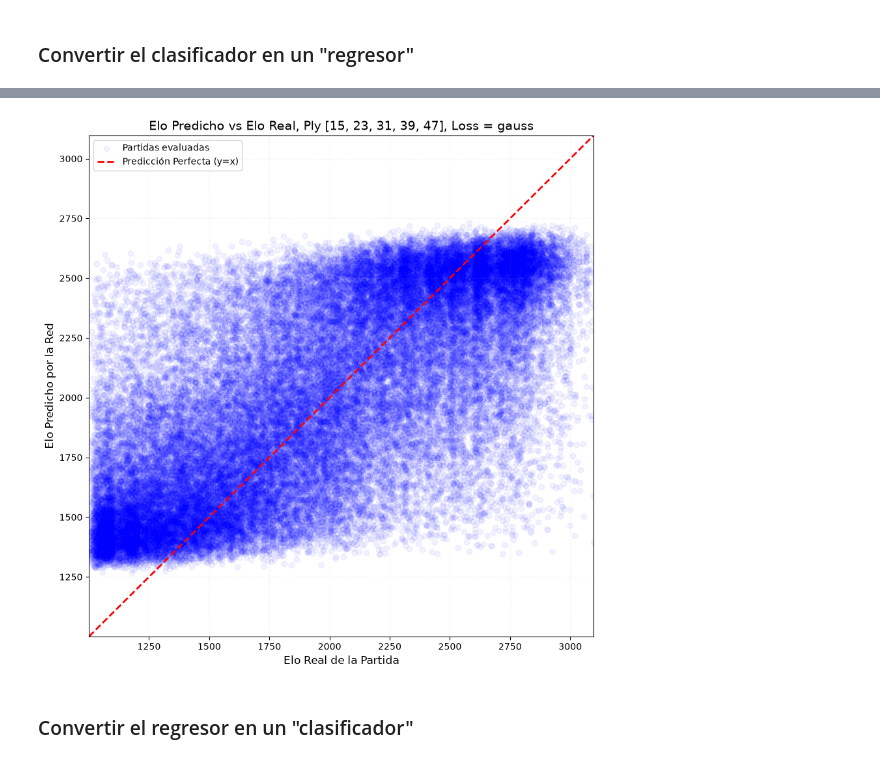
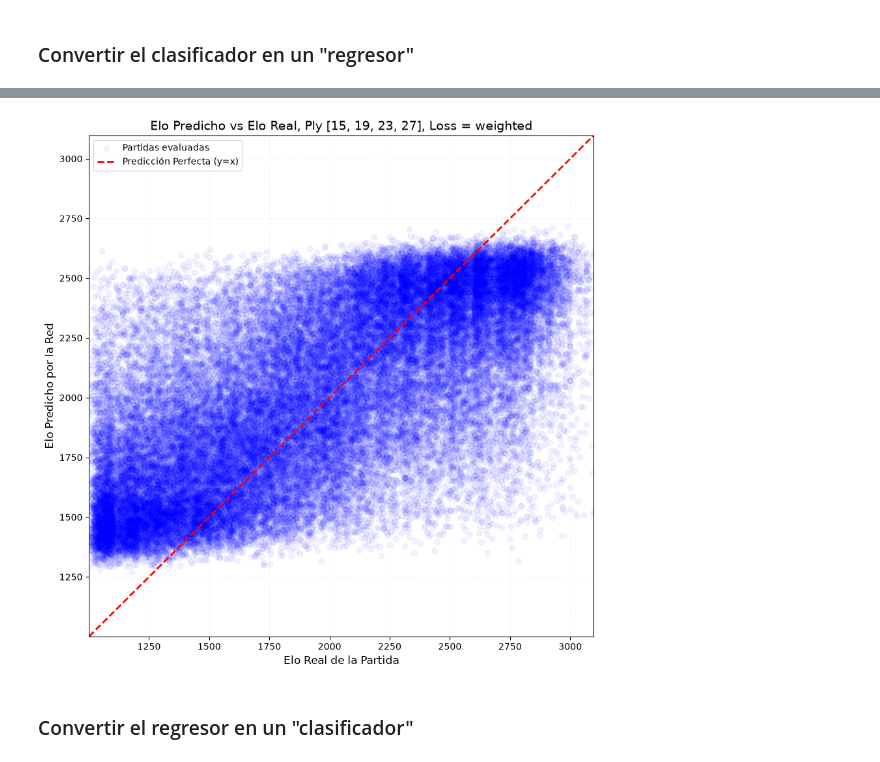
Before and after one commit to agustinlp5/tesis_chess, a Jupyter notebook: notebooks/clasificacion.ipynb, the cells around one changed output, grey strips where cells are left out. Saved outputs shown, nothing was run; the diff lists cells and outputs as text; code cells hidden in the pictures.

```diff
--- a/notebooks/clasificacion.ipynb
+++ b/notebooks/clasificacion.ipynb
@@ -181,12 +198,13 @@ class ChessClassificationDataset(Dataset):
         else:
             return x_tensor, y_tensor
 # %%
-plies = [15, 23, 31, 39, 47]
-ply = plies
-flatten = 0
-num_clases = 8
-divisor = 250
-crit = "gauss" # earth, gauss, weighted, cross
+plies = [15, 19, 23, 27]
+
+flatten = 0 # 1 para early fusion, 0 para late fusion
+num_clases = 8 # Cuantas clases hay
+divisor = 250 # cada cuanto se separan los bins
+crit = "weighted" # elección de la perdida: acum, weighted, cross
+gaussian = 1 # 0 si no aplico el gaussian_soft_targets, 1 si sí
 print("Cargando datasets a la memoria...")
 ply_for_data = 51
 train_ds = ChessClassificationDataset(f"../data/generado/only_enc/train_{ply_for_data}.npz", plies_a_usar=plies, flatten=flatten,num_clases=num_clases, divisor = divisor)
@@ -355,9 +393,12 @@ if len(plies)>1:
 else:
     optimizador = torch.optim.AdamW(modelo.parameters(), lr=7e-4)
 if crit == "cross":
-    criterio = nn.CrossEntropyLoss(label_smoothing=0.1)
-elif crit == "earth": # earth, gauss, weighted, cross
-    criterio = EMD(num_clases=num_clases)
+    if gaussian:
+        criterio = nn.CrossEntropyLoss(label_smoothing=0)
+    else:
+        criterio = nn.CrossEntropyLoss(label_smoothing=0.1)
+elif crit == "acum": # acum, gauss, weighted, cross
+    criterio = errorAcum(num_clases=num_clases)
 elif crit == "gauss":
     criterio = nn.CrossEntropyLoss()
 elif crit == "weighted":
@@ -380,7 +421,7 @@ for epoca in range(epocas):
 
         optimizador.zero_grad()           # 1. Limpiar gradientes viejos
         predicciones = modelo(batch_X)    # 2. Predecir
-        if crit == "gauss":
+        if gaussian:
             targets_suaves = gaussian_soft_targets(batch_y, num_clases=num_clases, sigma=1.0)
             loss = criterio(predicciones, targets_suaves) # 3. Calcular el error
         else:
@@ -397,7 +438,11 @@ for epoca in range(epocas):
         for batch_X, batch_y in val_loader:
             batch_X, batch_y = batch_X.to(device), batch_y.to(device)
             predicciones = modelo(batch_X)
-            loss = criterio(predicciones, batch_y)
+            if gaussian:
+                targets_suaves = gaussian_soft_targets(batch_y, num_clases=num_clases, sigma=1.0)
+                loss = criterio(predicciones, targets_suaves) # 3. Calcular el error
+            else:
+                loss = criterio(predicciones, batch_y)
             val_loss += loss.item() * batch_X.size(0)
 
     # Promedios de la época
@@ -425,12 +470,12 @@ for epoca in range(epocas):
         epocas_sin_mejora += 1
         if epocas_sin_mejora >= paciencia:
             print(f"\nEarly stopping activado. El modelo no mejoró en {paciencia} épocas.")
-            print(f"Recuperando los mejores pesos de la época {epoca + 1 - paciencia}...")
-
-            # 3. Cargamos el archivo completo a la RAM
-            checkpoint_recuperado = torch.load(encoder_salida)
-
-            modelo.load_state_dict(checkpoint_recuperado['estado_pesos'])
 
             break
+checkpoint_recuperado = torch.load(
+    encoder_salida, map_location=device, weights_only=False
+)
+modelo.load_state_dict(checkpoint_recuperado['estado_pesos'])
+print("Mejor época:", checkpoint_recuperado['epoca_optima'])
+print("Mejor val_loss:", mejor_val_loss)
 # %% [output]
@@ -581,24 +609,24 @@ Peor equivocación del modelo: 1701.3 puntos de Elo
 # %%
 plt.figure(figsize=(10, 10))
 
 plt.scatter(y_raw_test, regresion, alpha=0.05, color='blue', label='Partidas evaluadas')
 
 min_val = min(min(y_raw_test), min(regresion))
 max_val = max(max(y_raw_test), max(regresion))
 plt.plot([min_val, max_val], [min_val, max_val], color='red', linestyle='--', linewidth=2, label='Predicción Perfecta (y=x)')
 
-plt.title(f'Elo Predicho vs Elo Real, Ply {ply}, Loss = {crit}', fontsize=14)
+plt.title(f'Elo Predicho vs Elo Real, Ply {plies}, Loss = {crit}', fontsize=14)
 plt.xlabel('Elo Real de la Partida', fontsize=12)
 plt.ylabel('Elo Predicho por la Red', fontsize=12)
 plt.grid(True, linestyle='--', alpha=0.1)
 plt.legend()
 
 # Limitar los ejes a valores lógicos del ajedrez (ej. 800 a 3000)
 plt.xlim(min_val, max_val)
 plt.ylim(min_val, max_val)
 plt.show()
 # %% [output]
-[figure, old version]
+[figure, new version]
 # %% [markdown]
 ### Convertir el regresor en un "clasificador"
 # %%
```
Also changed, not shown: parts of 12 cells of this notebook, 2 other files.
